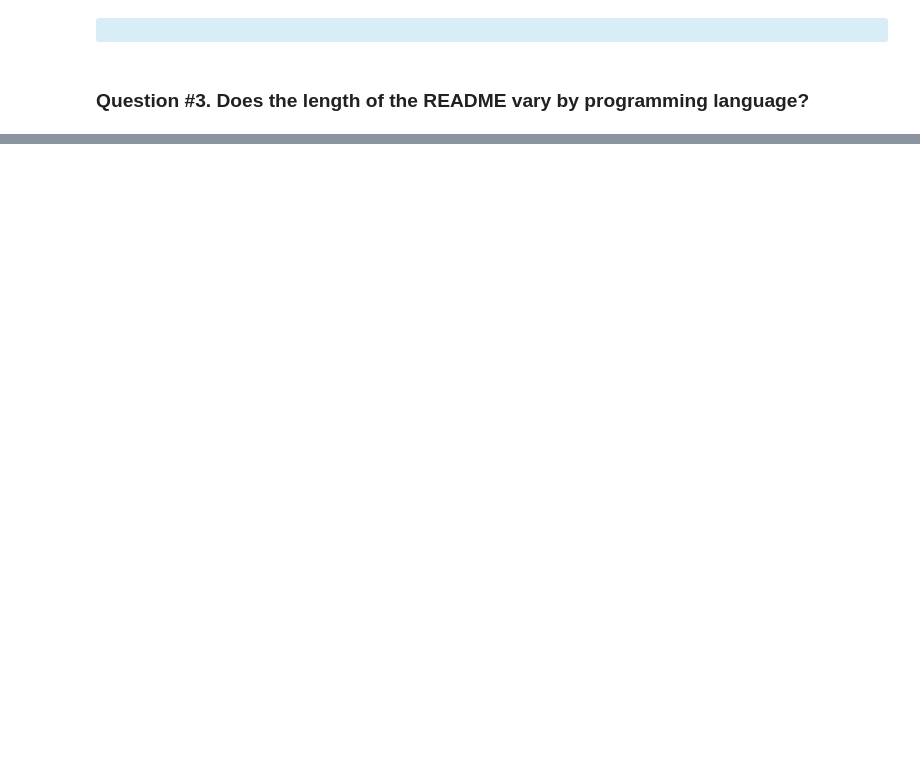
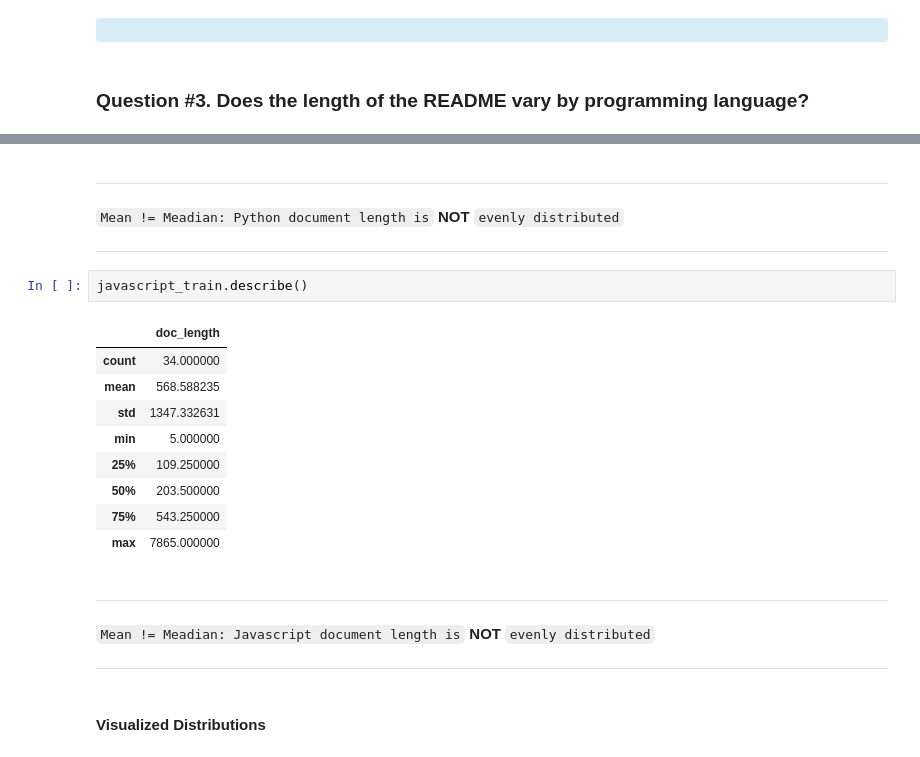
Before and after one commit to AC-Readme/nlp_project, a Jupyter notebook: final_project_notebook.ipynb, the cells around one changed output, grey strips where cells are left out. Cells and saved outputs as stored; diff of their text form; blank space fills up the shorter version.

```diff
--- a/final_project_notebook.ipynb
+++ b/final_project_notebook.ipynb
@@ -362,0 +389,22 @@ tfidf.vocabulary_
+# %% [markdown]
+***
+`Mean != Meadian: Python document length is` **NOT** `evenly distributed`
+***
+# %%
+javascript_train.describe()
+# %% [output]
+|  | doc_length |
+| count | 34.000000 |
+| mean | 568.588235 |
+| std | 1347.332631 |
+| min | 5.000000 |
+| 25% | 109.250000 |
+| 50% | 203.500000 |
+| 75% | 543.250000 |
+| max | 7865.000000 |
+# %% [markdown]
+***
+`Mean != Meadian: Javascript document length is` **NOT** `evenly distributed`
+***
+# %% [markdown]
+#### Visualized Distributions
```
Also changed, not shown: parts of 18 cells of this notebook.
